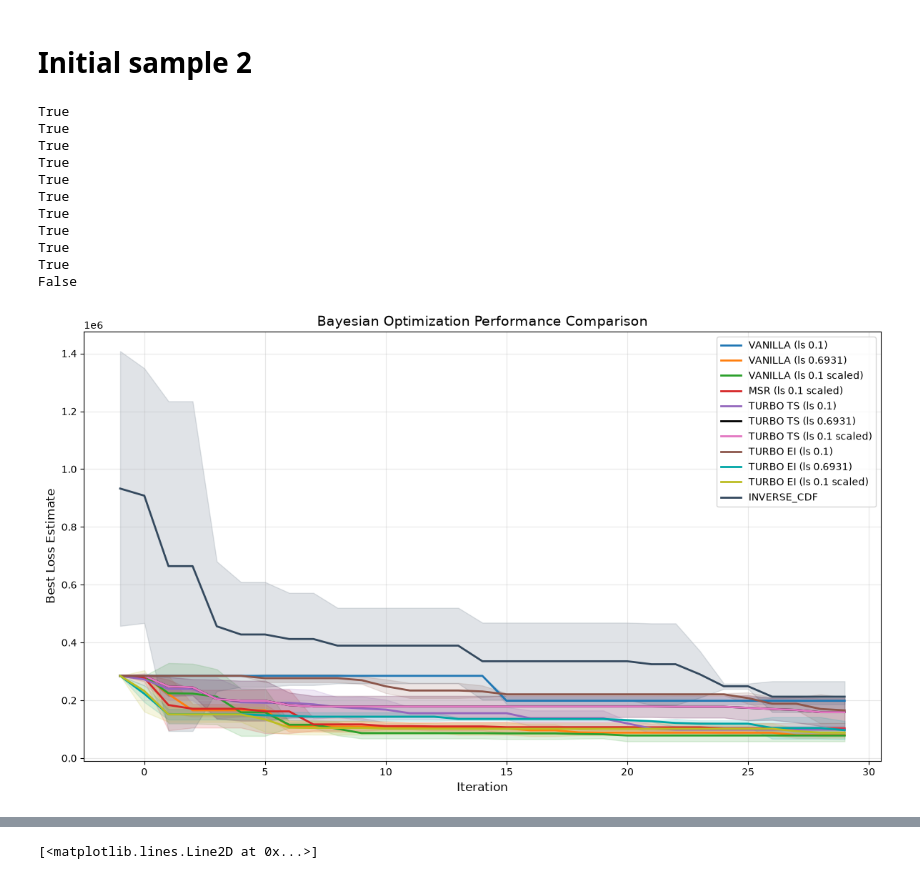
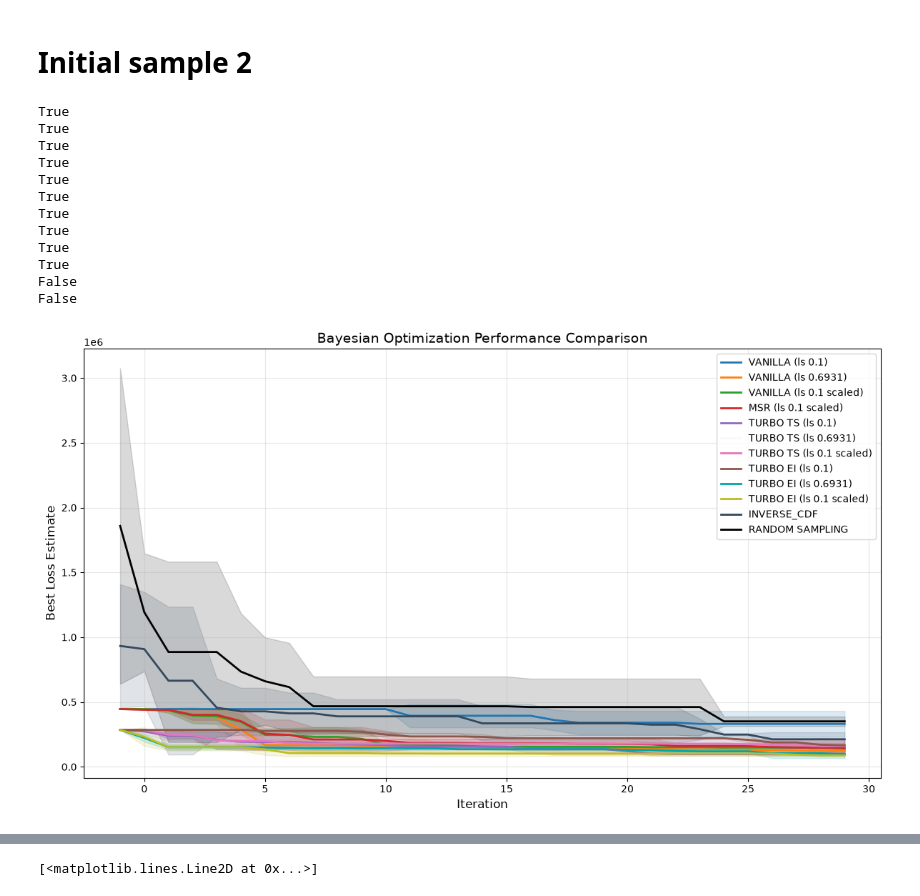
Before and after one commit to soheil-housni/Bayesian-Optimization-for-Traffic-Signal-Green-Time-Calibration, a Jupyter notebook: plots.ipynb, the cells around one changed output, grey strips where cells are left out. Saved outputs shown, nothing was run; the diff lists cells and outputs as text; code cells hidden in the pictures.

```diff
--- a/plots.ipynb
+++ b/plots.ipynb
@@ -143,7 +151,9 @@ versions=["VANILLA (ls 0.1)",
           "TURBO EI (ls 0.1)",
           "TURBO EI (ls 0.6931)",
           "TURBO EI (ls 0.1 scaled)",
-          "INVERSE_CDF"]
+          "INVERSE_CDF",
+          "RANDOM SAMPLING"
+          ]
 
 paths=[
     "./final_BO_output/BO_df_VANILLA_ls_0.1",
@@ -156,7 +166,8 @@ paths=[
     "./final_BO_output/turbo_tr_0_ls_0.1",
     "./final_BO_output/turbo_tr_0_ls_0.6931",
     "./final_BO_output/turbo_tr_0_ls_0.1scaled",
-    "./inverse_cdf_final_output/inverse_cdf_df"
+    "./inverse_cdf_final_output/inverse_cdf_df",
+    "./random_sampling_final_output/random_sampling_df"
 
 
 ]
@@ -167,12 +178,13 @@ colors = [
     "#2ca02c",  # green
     "#d62728",  # red
     "#9467bd",  # purple
-    "#000000",  # black
+    "#6F75740B",  # black
     "#e377c2",  # pink
     "#8c564b",  # brown
     "#00a6a6",  # teal
     "#bcbd22",  # olive
-    "#34495e"
+    "#34495e",
+    "black",
 ]
 
 
@@ -188,8 +200,12 @@ def gp_plot(version, path, color):
             bo_df=pd.read_csv(f"{path}_rs{rs}")
             bo_df=bo_df[14:]
             bo_df["iter"]=np.arange(-1,30)
+        elif "RANDOM" in version:
+            bo_df=pd.read_csv(f"{path}_rs{rs}")
+            bo_df=bo_df[14:]
+            bo_df["iter"]=np.arange(-1,30)
         else:
-            bo_df=pd.read_csv(f"{path}_is1_restart{rs}.csv")
+            bo_df=pd.read_csv(f"{path}_is0_restart{rs}.csv")
 
         bo_df_list.append(bo_df[:15])
 
@@ -267,7 +284,9 @@ versions=["VANILLA (ls 0.1)",
           "TURBO EI (ls 0.1)",
           "TURBO EI (ls 0.6931)",
           "TURBO EI (ls 0.1 scaled)",
-          "INVERSE_CDF"]
+          "INVERSE_CDF",
+          "RANDOM SAMPLING"
+          ]
 
 paths=[
     "./final_BO_output/BO_df_VANILLA_ls_0.1",
@@ -280,7 +299,8 @@ paths=[
     "./final_BO_output/turbo_tr_0_ls_0.1",
     "./final_BO_output/turbo_tr_0_ls_0.6931",
     "./final_BO_output/turbo_tr_0_ls_0.1scaled",
-    "./inverse_cdf_final_output/inverse_cdf_df"
+    "./inverse_cdf_final_output/inverse_cdf_df",
+    "./random_sampling_final_output/random_sampling_df"
 
 
 ]
@@ -291,12 +311,13 @@ colors = [
     "#2ca02c",  # green
     "#d62728",  # red
     "#9467bd",  # purple
-    "#000000",  # black
+    "#6F75740B",  # black
     "#e377c2",  # pink
     "#8c564b",  # brown
     "#00a6a6",  # teal
     "#bcbd22",  # olive
-    "#34495e"
+    "#34495e",
+    "black",
 ]
 
 
@@ -308,14 +329,16 @@ def gp_plot(version, path, color):
             bo_df=pd.read_csv(f"{path}_is2_ei_rs_{rs}_training.csv")
         elif "TURBO" in version:
             bo_df=pd.read_csv(f"{path}_is2_rs_{rs}_training.csv")
-
         elif "CDF" in version:
             bo_df=pd.read_csv(f"{path}_rs{rs}")
             bo_df=bo_df[14:]
             bo_df["iter"]=np.arange(-1,30)
-
+        elif "RANDOM" in version:
+            bo_df=pd.read_csv(f"{path}_rs{rs}")
+            bo_df=bo_df[14:]
+            bo_df["iter"]=np.arange(-1,30)
         else:
-            bo_df=pd.read_csv(f"{path}_is2_restart{rs}.csv")
+            bo_df=pd.read_csv(f"{path}_is0_restart{rs}.csv")
 
         bo_df_list.append(bo_df[:15])
 
@@ -351,34 +374,35 @@ def gp_plot(version, path, color):
         (best_df_all["min_loss_mean"] +  best_df_all["min_loss_std"]),
         color=color,
         alpha=0.15
     )
 
 
 plt.figure(figsize=(12, 7))
 
 for version, path, color in zip(versions, paths, colors):
     gp_plot(version, path, color)
 
 plt.xlabel("Iteration", fontsize=12)
 plt.ylabel("Best Loss Estimate", fontsize=12)
 plt.title("Bayesian Optimization Performance Comparison", fontsize=14)
 plt.legend(fontsize=10)
 plt.grid(alpha=0.3)
 plt.tight_layout()
 plt.show()
 # %% [output]
 True
 True
 True
 True
 True
 True
 True
 True
 True
 True
 False
+False
-[figure, old version]
+[figure, new version]
 # %%
 additional_gt_xml="./Ingolstadt Network/additional_gt.xml"
 net_xml="./Ingolstadt Network/ingolstadt.net.xml"
```
Also changed, not shown: parts of 2 cells of this notebook, 17 other files.
